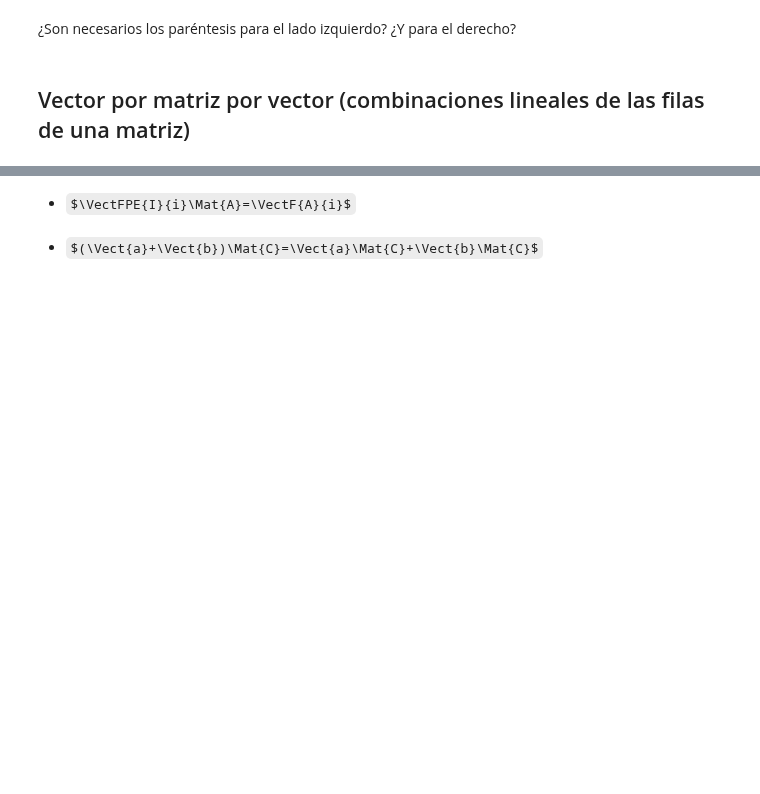
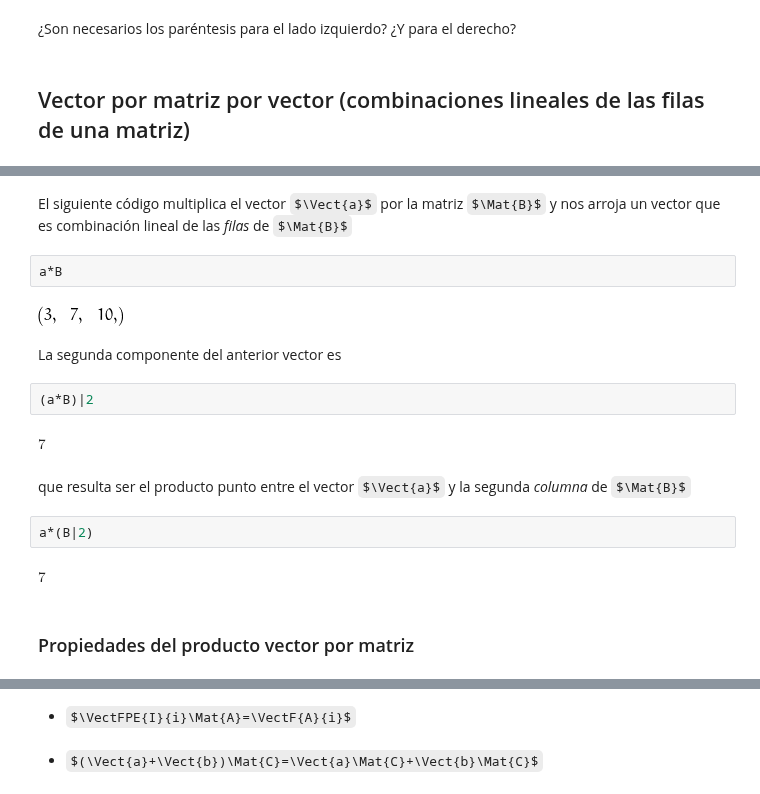
Before and after one commit to mbujosab/nacal-Jupyter-Notebooks, a Jupyter notebook: Lecc02.ipynb, the cells around one changed output, grey strips where cells are left out. Drawn from its saved outputs; the diff is of its cells as text; some formulas as TeX source; blank space fills up the shorter version.

```diff
--- a/Lecc02.ipynb
+++ b/Lecc02.ipynb
@@ -221,0 +250,20 @@ $\Vect{a}\Mat{B}$ descritas en la [Sección 2.3.1](https://mbujosab.github.io/Cu
+# %% [markdown]
+El siguiente código multiplica el vector $\Vect{a}$ por la matriz $\Mat{B}$ y nos arroja un vector que es combinación lineal de las *filas* de $\Mat{B}$
+# %%
+a*B
+# %% [output]
+[figure, added]
+# %% [markdown]
+La segunda componente del anterior vector es
+# %%
+(a*B)|2
+# %% [output]
+$\displaystyle 7$
+# %% [markdown]
+que resulta ser el producto punto entre el vector $\Vect{a}$ y la segunda *columna* de $\Mat{B}$
+# %%
+a*(B|2)
+# %% [output]
+$\displaystyle 7$
+# %% [markdown]
+### Propiedades del producto vector por matriz
```
Also changed, not shown: parts of 16 cells of this notebook, 1 other file.
